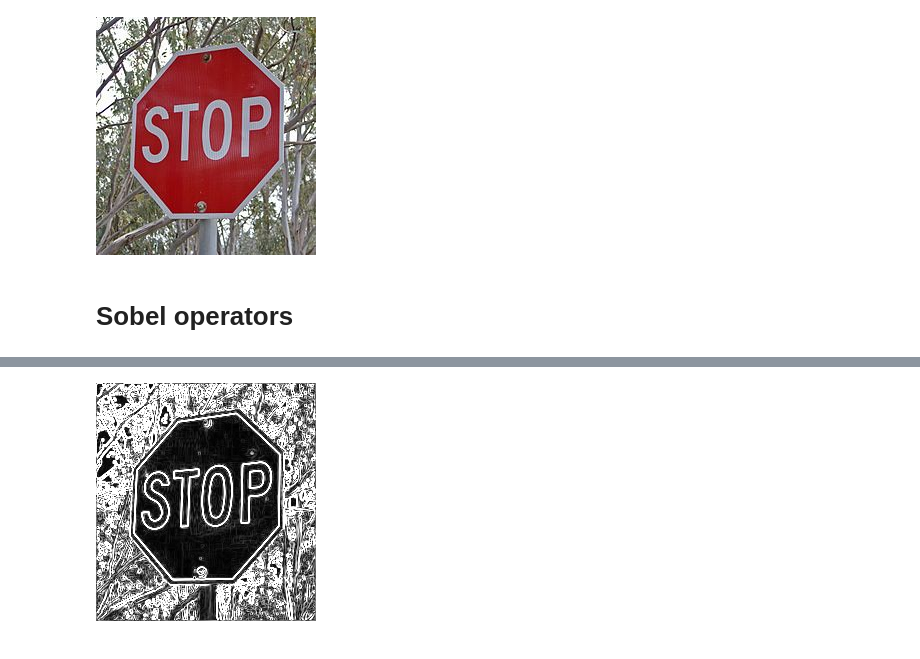
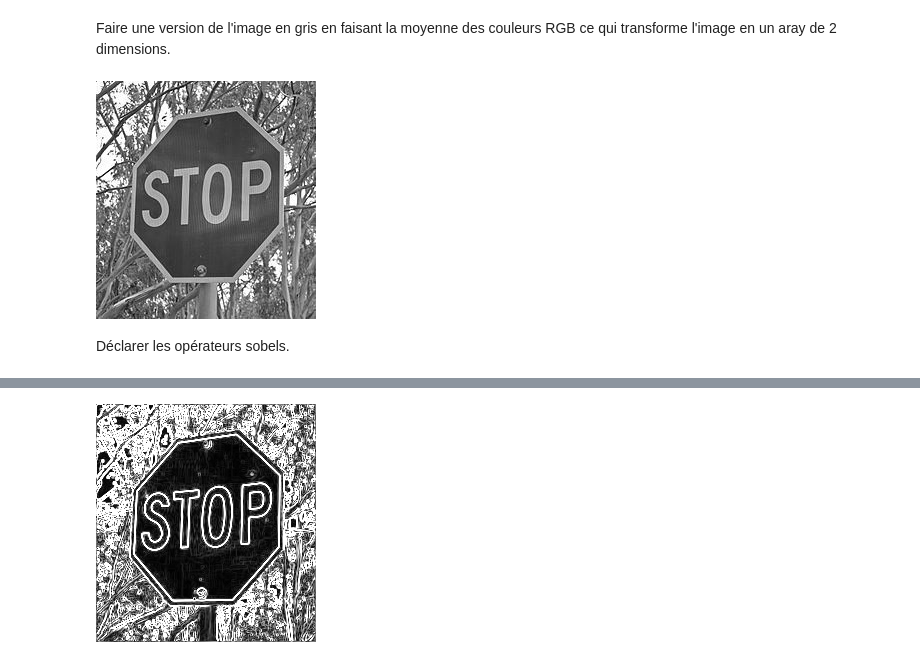
Before and after one commit to Bubblesphere/julia-presentation-example, a Jupyter notebook: Parallel_SobelFilter.ipynb, the cells around one changed output, grey strips where cells are left out. Cells and saved outputs as stored; diff of their text form; code cells hidden in the pictures.

```diff
--- a/Parallel_SobelFilter.ipynb
+++ b/Parallel_SobelFilter.ipynb
@@ -9,16 +25,14 @@ end
+# %% [markdown]
+Faire une version de l'image en gris en faisant la moyenne des couleurs RGB ce qui transforme l'image en un aray de 2 dimensions.
 # %%
 @everywhere begin
-
-    img = load("image.jpg");
-    color_image = convert(Array{Float64},channelview(img));
     grayscale = map(x -> x > 1 ? 1 : x, sum(copy(color_image), 1)./3);
-
     _, img_width, img_height = size(grayscale);
-
     grayscale = reshape(grayscale, img_width, img_height);
 end
-display( colorview(Gray, grayscale))
+
+colorview(Gray, grayscale)
 # %% [output]
-[figure, old version]
+[figure, new version]
-# %% [markdown]
-# Sobel operators
+# %% [markdown]
+Déclarer les opérateurs sobels.
```
Also changed, not shown: parts of 7 cells of this notebook.
